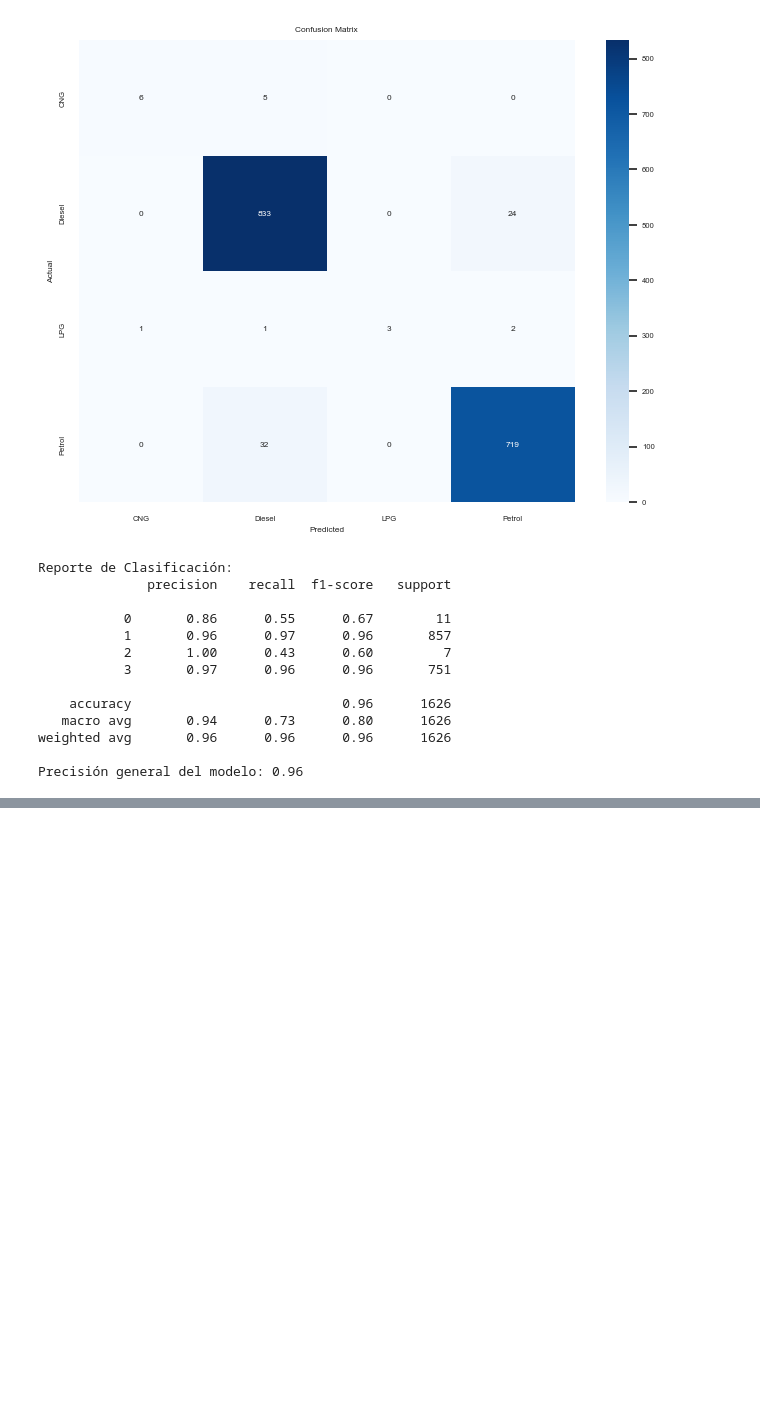
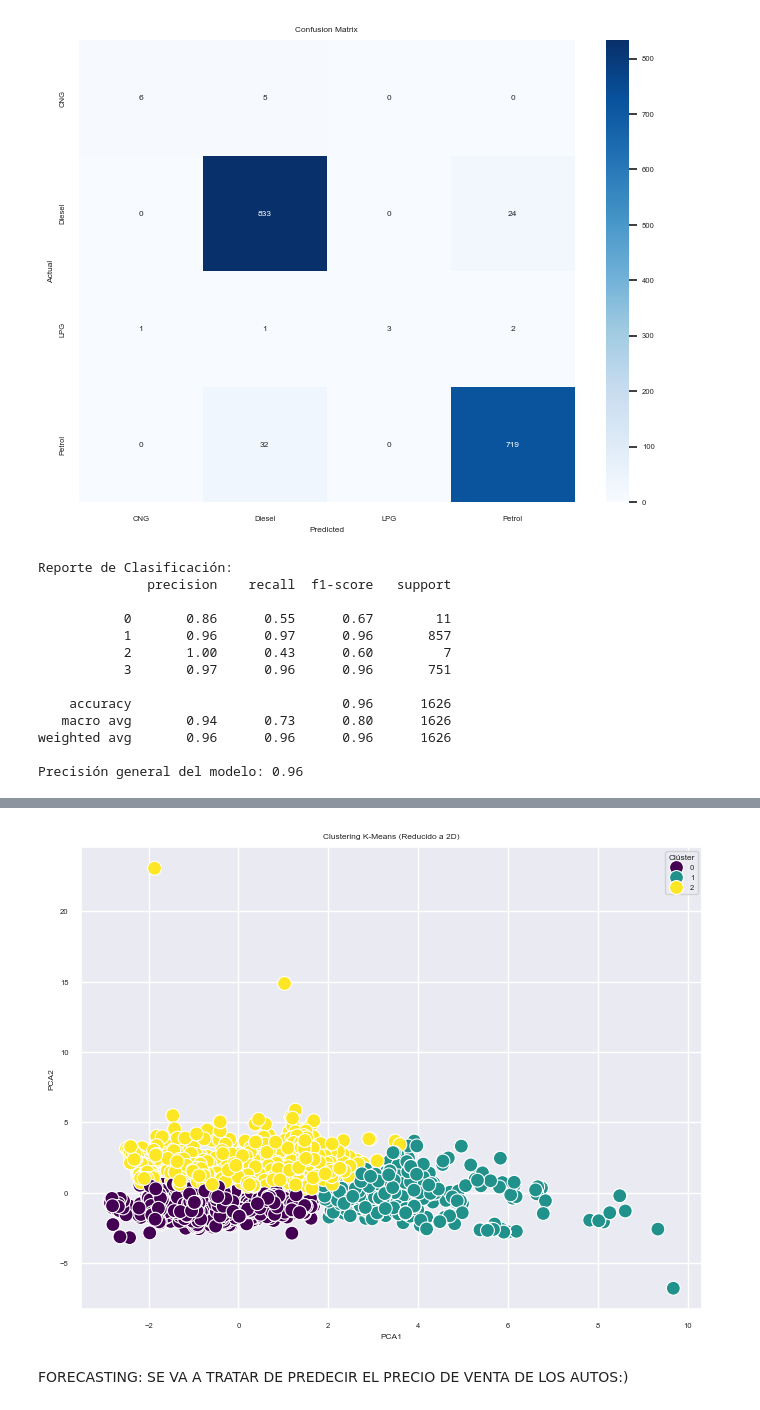
Before and after one commit to MonicaYun15/DATA_MINING, a Jupyter notebook: MineriadeDatos.ipynb, the cells around one changed output, grey strips where cells are left out. Cells and saved outputs as stored; diff of their text form; code cells hidden in the pictures; blank space fills up the shorter version.

```diff
--- a/MineriadeDatos.ipynb
+++ b/MineriadeDatos.ipynb
@@ -572,0 +617,27 @@ Precisión general del modelo: 0.96
+# %%
+# Entrenar modelo con k=3 (suponiendo que es óptimo)
+kmeans = KMeans(n_clusters=3, random_state=42)
+df["cluster"] = kmeans.fit_predict(df_scaled)
+# %%
+from sklearn.decomposition import PCA
+
+# Reducir dimensiones a 2 componentes principales
+pca = PCA(n_components=2)
+reduced_data = pca.fit_transform(df_scaled)
+
+# Crear un DataFrame con las componentes principales y los clústeres
+df_reduced = pd.DataFrame(reduced_data, columns=["PCA1", "PCA2"])
+df_reduced["cluster"] = df["cluster"]
+
+# Visualización de los clústeres
+plt.figure(figsize=(8, 6))
+sns.scatterplot(data=df_reduced, x="PCA1", y="PCA2", hue="cluster", palette="viridis", s=100)
+plt.title("Clustering K-Means (Reducido a 2D)")
+plt.xlabel("PCA1")
+plt.ylabel("PCA2")
+plt.legend(title="Clúster")
+plt.show()
+# %% [output]
+[figure, added]
+# %% [markdown]
+FORECASTING: SE VA A TRATAR DE PREDECIR EL PRECIO DE VENTA DE LOS AUTOS:)
```
Also changed, not shown: parts of 10 cells of this notebook.
